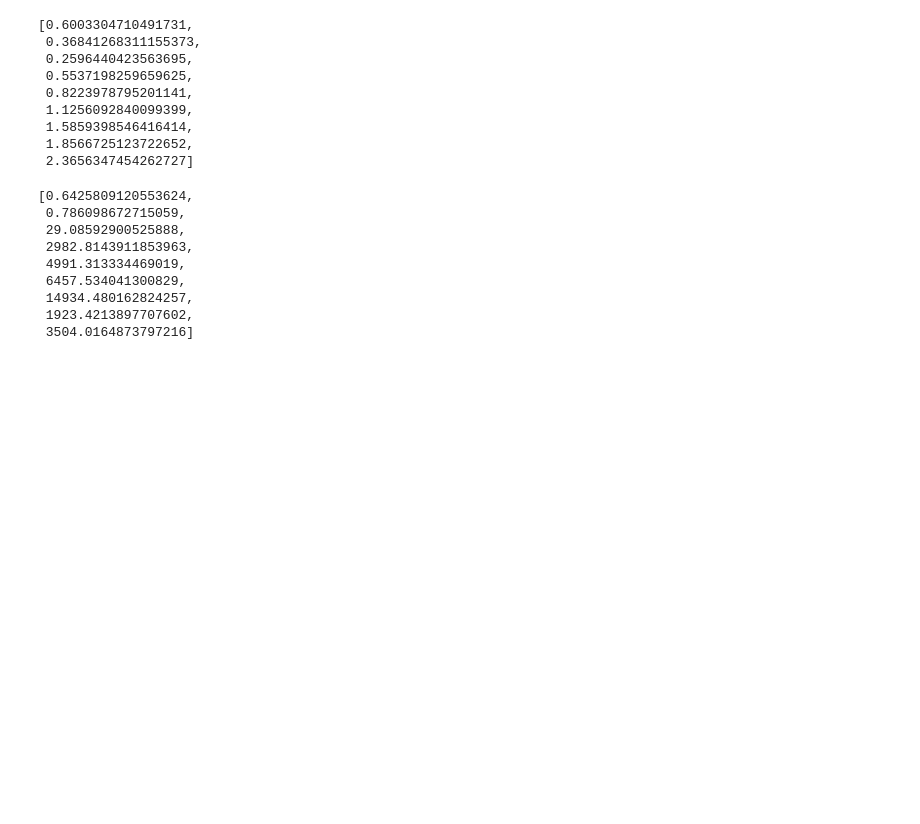
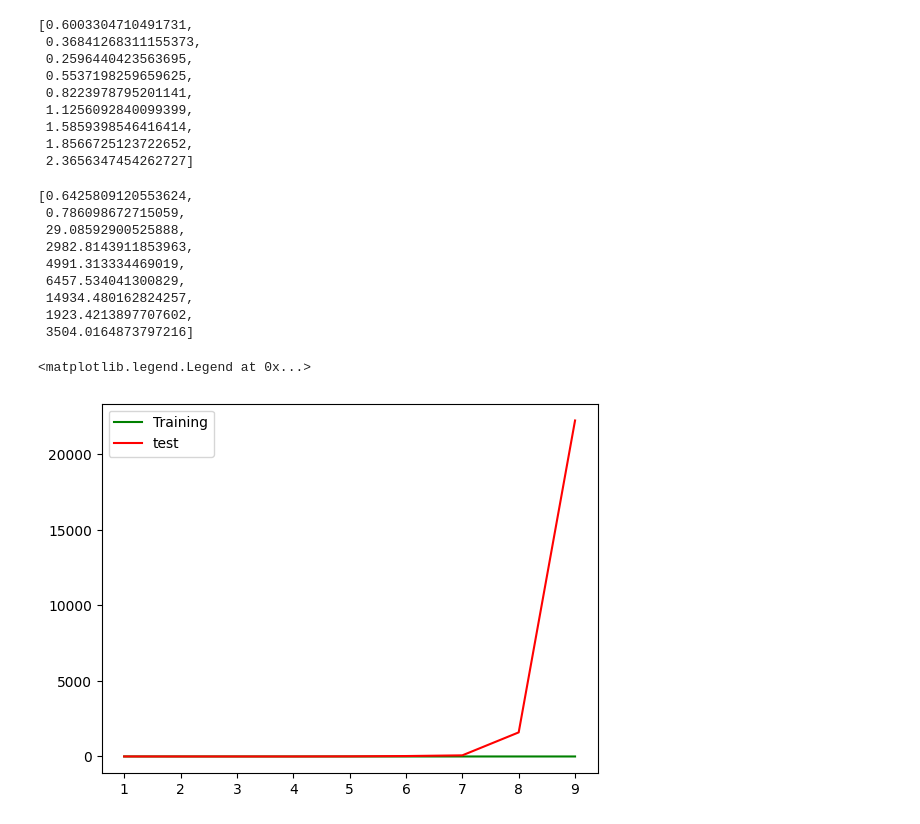
Before and after one commit to ryslipe/master_class, a Jupyter notebook: linear_regression/03_polynomial_features.ipynb, the cells around one changed output. Drawn from its saved outputs; the diff is of its cells as text; code cells hidden in the pictures; blank space fills up the shorter version.

```diff
--- a/linear_regression/03_polynomial_features.ipynb
+++ b/linear_regression/03_polynomial_features.ipynb
@@ -131,3 +136,48 @@ rmse_test
  14934.480162824257,
  1923.4213897707602,
  3504.0164873797216]
+# %%
+# TRAINING ERROR PER DEGREE
+train_rmse_errors = []
+# TEST ERROR PER DEGREE
+test_rmse_errors = []
+
+for d in range(1,10):
+
+    # CREATE POLY DATA SET FOR DEGREE "d"
+    polynomial_converter = PolynomialFeatures(degree=d,include_bias=False)
+    poly_features = polynomial_converter.fit_transform(X)
+
+    # SPLIT THIS NEW POLY DATA SET
+    X_train, X_test, y_train, y_test = train_test_split(poly_features, y, test_size=0.2, random_state=42)
+
+    # TRAIN ON THIS NEW POLY SET
+    model = LinearRegression(fit_intercept=True)
+    model.fit(X_train,y_train)
+
+    # PREDICT ON BOTH TRAIN AND TEST
+    train_pred = model.predict(X_train)
+    test_pred = model.predict(X_test)
+
+    # Calculate Errors
+
+    # Errors on Train Set
+    train_RMSE = (root_mean_squared_error(y_train,train_pred))
+
+    # Errors on Test Set
+    test_RMSE = (root_mean_squared_error(y_test,test_pred))
+
+    # Append errors to lists for plotting later
+
+
+    train_rmse_errors.append(train_RMSE)
+    test_rmse_errors.append(test_RMSE)
+# %%
+# plot results
+import matplotlib.pyplot as plt
+plt.plot(range(1, 10), train_rmse_errors, color = 'green', label = 'Training')
+plt.plot(range(1, 10), test_rmse_errors, color = 'red', label = 'test')
+plt.legend()
+# %% [output]
+<matplotlib.legend.Legend at 0x...>
+[figure, added]
```
Also changed, not shown: parts of 2 cells of this notebook.
